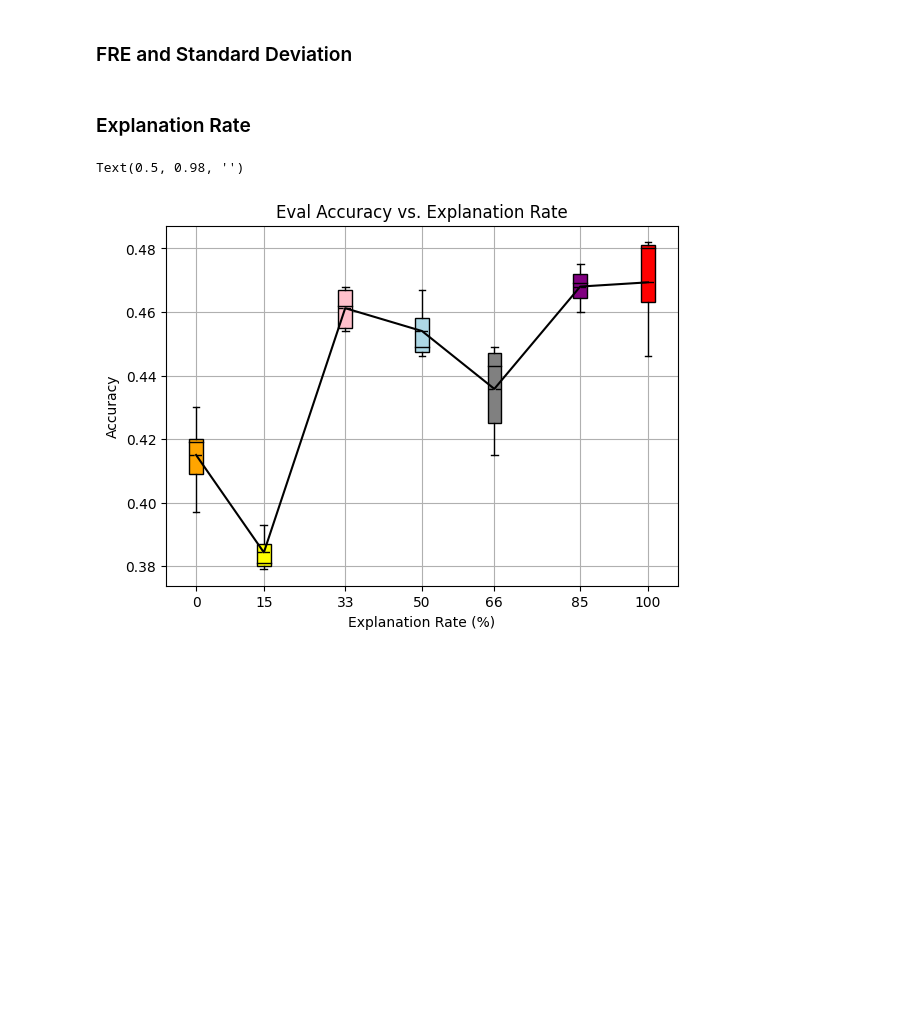
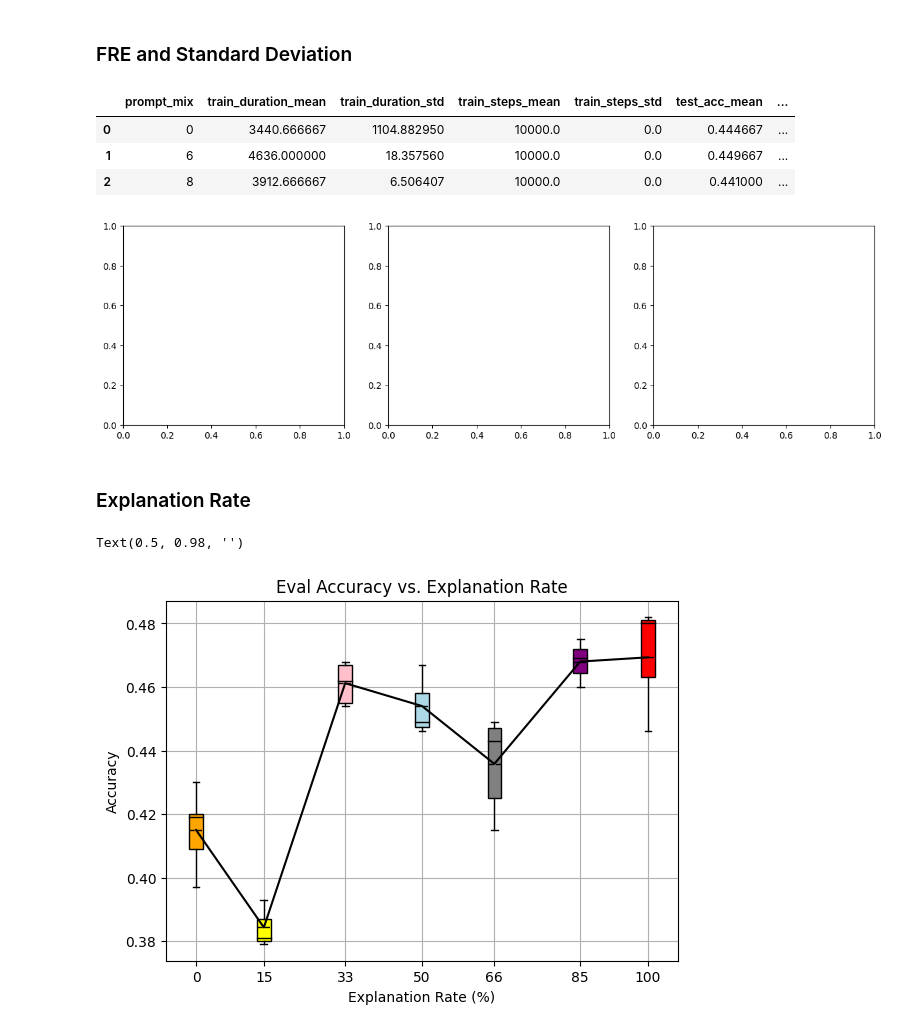
Before and after one commit to lukasvoege/ZeroShot-step-by-step-distillation, a Jupyter notebook: analytics.ipynb, the cells around one changed output. Cells and saved outputs as stored; diff of their text form; code cells hidden in the pictures; blank space fills up the shorter version.

```diff
--- a/analytics.ipynb
+++ b/analytics.ipynb
@@ -434,3 +437,11 @@ def plot_explanation_length(experiments: pd.DataFrame, subsample:float=0.5):
+# %%
+plot_scatter(experiments)
+# %% [output]
+|  | prompt_mix | train_duration_mean | train_duration_std | train_steps_mean | train_steps_std | test_acc_mean | ... |
+| 0 | 0 | 3440.666667 | 1104.882950 | 10000.0 | 0.0 | 0.444667 | ... |
+| 1 | 6 | 4636.000000 | 18.357560 | 10000.0 | 0.0 | 0.449667 | ... |
+| 2 | 8 | 3912.666667 | 6.506407 | 10000.0 | 0.0 | 0.441000 | ... |
+[figure, added]
 # %% [markdown]
 ### Explanation Rate
 # %%
```
Also changed, not shown: parts of 6 cells of this notebook.
